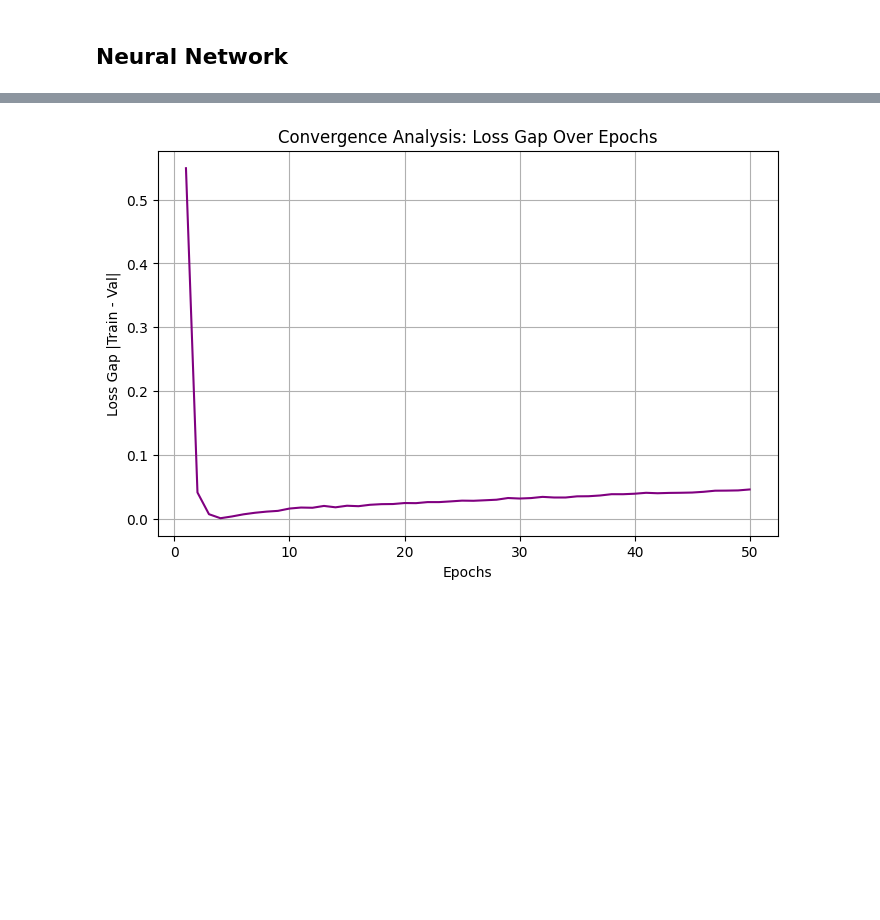
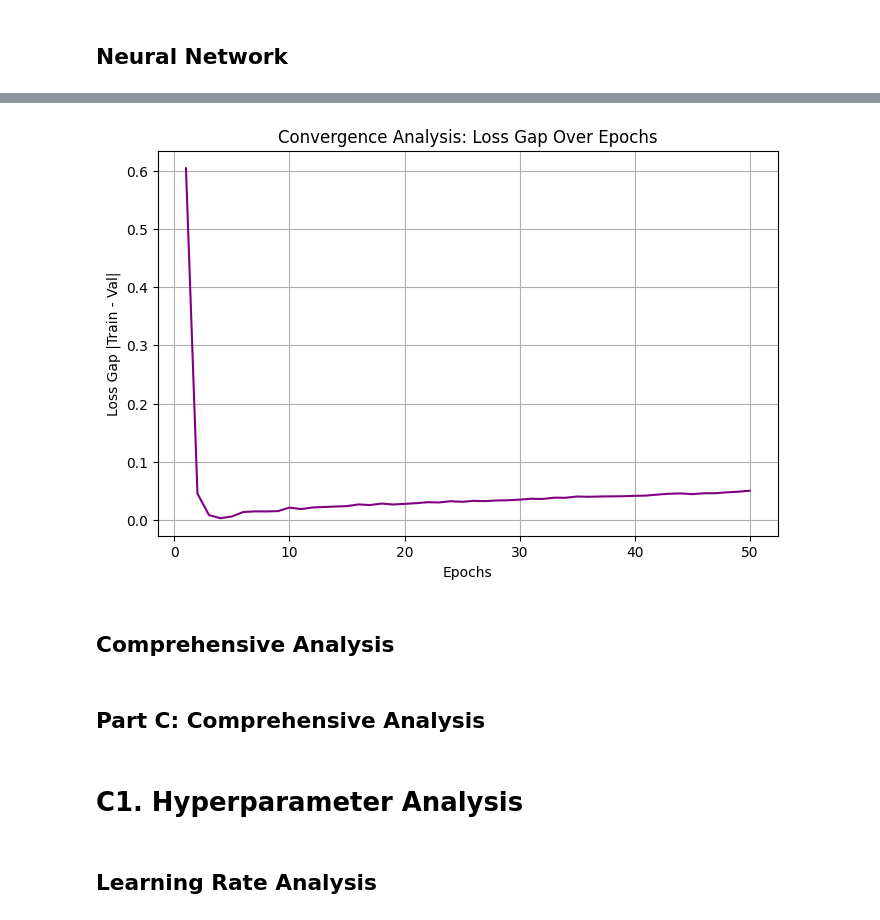
Before and after one commit to naduto/From-Linear-Models-to-Deep-Networks, a Jupyter notebook: ClassificationNN.ipynb, the cells around one changed output, grey strips where cells are left out. Drawn from its saved outputs; the diff is of its cells as text; code cells hidden in the pictures; blank space fills up the shorter version.

```diff
--- a/ClassificationNN.ipynb
+++ b/ClassificationNN.ipynb
@@ -401,6 +369,0 @@ class FeedforwardNN(nn.Module):
-# %%
-model = FeedforwardNN(input_size=784, hidden1=256, hidden2=128, output_size=10).to(torch.device("cpu"))
-
-criterion = nn.CrossEntropyLoss()
-
-optimizer = torch.optim.SGD(model.parameters(), lr=0.01)
@@ -419,0 +370,15 @@ def calculate_accuracy(model, dataloader):
+# %%
+class ForwardNN(nn.Module):
+    def __init__(self,input=784,firstL=256,secondL=128,output=10):
+        super(ForwardNN,self).__init__()
+        self.first=nn.Linear(input,firstL)
+        self.second=nn.Linear(firstL,secondL)
+        self.third=nn.Linear(secondL,output)
+        nn.init.xavier_uniform_(self.first.weight)
+        nn.init.xavier_uniform_(self.second.weight)
+        nn.init.xavier_uniform_(self.third.weight)
+    def forward(self,x):
+        x=F.relu(self.first(x))
+        x=F.relu(self.second(x))
+        x=self.third(x)
+        return x
@@ -480,0 +441,3 @@ Epoch [50/50] Train Loss: 0.0511, Val Loss: 0.0972, Train Acc: 98.83%, Val Acc:
+# %%
+model = ForwardNN(input=784, firstL=256, secondL=128, output=10)
+tl,vl,ta,va,batch=train(model,50)
@@ -509,0 +491,10 @@ plt.show()
+# %%
+train_mean = [np.mean(b) for b in batch]
+train_std  = [np.std(b) for b in batch]
+epochs_range = range(1, len(train_mean)+1)
+
+plt.errorbar(epochs_range, train_mean, yerr=train_std, fmt='-o', capsize=3)
+plt.title("Learning Curve with Error Bars")
+plt.xlabel("Epoch")
+plt.ylabel("Training Loss (mean ± std)")
+plt.show()
@@ -510,12 +503,15 @@ plt.show()
 # %%
-loss_gap = np.abs(np.array(train_losses) - np.array(val_losses))
-
+loss_gap = np.abs(np.array(tl) - np.array(vl))
 plt.figure(figsize=(8,5))
 plt.plot(epochs_range, loss_gap, color='purple')
 plt.xlabel('Epochs')
 plt.ylabel('Loss Gap |Train - Val|')
 plt.title('Convergence Analysis: Loss Gap Over Epochs')
 plt.grid(True)
 plt.show()
 # %% [output]
-[figure, old version]
+[figure, new version]
+# %% [markdown]
+## Comprehensive Analysis
+# %% [markdown]
+## Part C: Comprehensive Analysis
@@ -521,0 +560,4 @@ plt.show()
+# %% [markdown]
+# C1. Hyperparameter Analysis
+# %% [markdown]
+## Learning Rate Analysis
```
Also changed, not shown: parts of 50 cells of this notebook, 1 other file.
